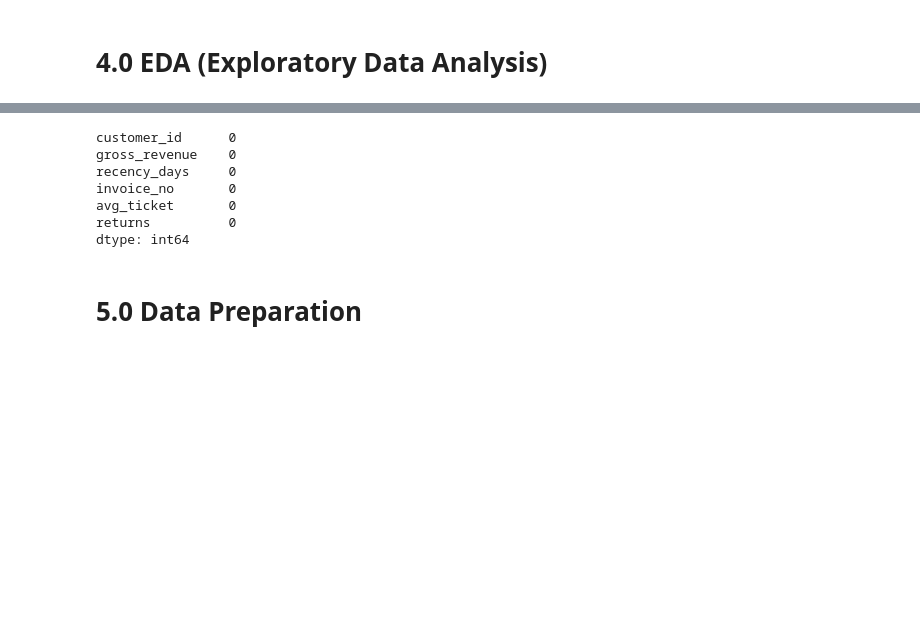
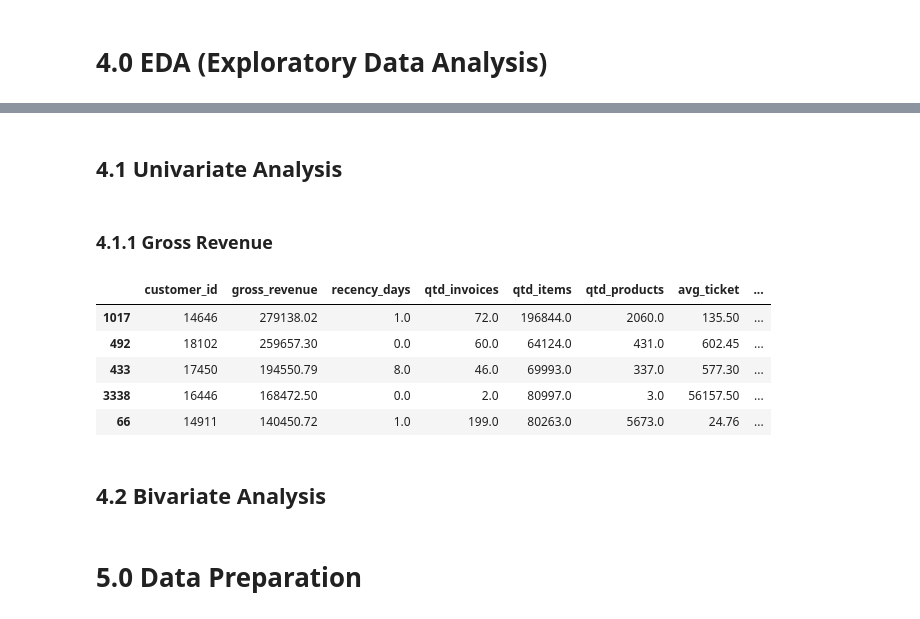
Before and after one commit to IanAndMendesDS/ds_fidelidade, a Jupyter notebook: notebooks/m1_loyalty_program.ipynb, the cells around one changed output, grey strips where cells are left out. Cells and saved outputs as stored; diff of their text form; code cells hidden in the pictures; blank space fills up the shorter version.

```diff
--- a/notebooks/m1_loyalty_program.ipynb
+++ b/notebooks/m1_loyalty_program.ipynb
@@ -462,7 +528,9 @@ dtype: int64
 # %%
 # Number of returns
-df_returns = df2_returns[['customer_id', 'invoice_no']].drop_duplicates().groupby('customer_id').count().reset_index().rename(columns={'invoice_no': 'returns'})
+df_returns = df2_returns[['customer_id', 'quantity']].groupby('customer_id').sum().reset_index().rename(columns={'quantity': 'qtd_returns'})
+df_returns['qtd_returns'] = df_returns['qtd_returns'] * -1
+
 df_ref = pd.merge(df_ref, df_returns, how='left', on='customer_id')
-df_ref.loc[df_ref['returns'].isna(), 'returns'] = 0
+df_ref.loc[df_ref['qtd_returns'].isna(), 'qtd_returns'] = 0
 df_ref.isna().sum()
 # %% [output]
@@ -479,5 +547,0 @@ dtype: int64
-# %%
-df2_max = df2[['customer_id', 'invoice_date']].drop_duplicates().groupby('customer_id').max()
-df2_min = df2[['customer_id', 'invoice_date']].drop_duplicates().groupby('customer_id').min()
-df2_purchase = df2[['customer_id', 'invoice_date']].drop_duplicates().groupby('customer_id').count().reset_index().rename(columns=({'invoice_date' : 'purchase_no'}))
-df2_purchase.head()
@@ -517,0 +553,13 @@ dtype: int64
+# %%
+df_aux = (df2_purchase.loc[:, ['customer_id', 'invoice_no', 'quantity']].groupby(['customer_id'])
+                                                                          .agg( n_purchase = ('invoice_no', 'nunique'),
+                                                                                n_products = ('quantity', 'sum'))
+                                                                          .reset_index())
+
+# calculation
+df_aux['avg_basket_size'] = df_aux['n_products']/df_aux['n_purchase']
+
+
+# merge
+df_ref = pd.merge(df_ref, df_aux[['customer_id','avg_basket_size']], how='left', on='customer_id')
+df_ref.isna().sum()
@@ -553,0 +581,11 @@ df_ref.head()
+# %%
+df_aux = (df2_purchase.loc[:, ['customer_id', 'invoice_no', 'stock_code']].groupby(['customer_id'])
+                                                                          .agg( n_purchase = ('invoice_no', 'nunique'),
+                                                                                n_products = ('stock_code', 'count'))
+                                                                          .reset_index())
+# calculation
+df_aux['avg_unique_basket_size'] = df_aux['n_products']/df_aux['n_purchase']
+
+# merge
+df_ref = pd.merge(df_ref, df_aux[['customer_id', 'avg_unique_basket_size']], how='left', on='customer_id')
+df_ref.isna().sum()
@@ -558,10 +625,2 @@ df4 = df_ref.dropna().copy()
-# %%
-df4.isna().sum()
-# %% [output]
-customer_id      0
-gross_revenue    0
-recency_days     0
-invoice_no       0
-avg_ticket       0
-returns          0
-dtype: int64
+# %% [markdown]
+## 4.1 Univariate Analysis
@@ -568,3 +630,16 @@ dtype: int64
+# %% [markdown]
+### 4.1.1 Gross Revenue
+# %%
+df4.sort_values('gross_revenue', ascending=False).head()
+# %% [output]
+|  | customer_id | gross_revenue | recency_days | qtd_invoices | qtd_items | qtd_products | avg_ticket | ... |
+| 1017 | 14646 | 279138.02 | 1.0 | 72.0 | 196844.0 | 2060.0 | 135.50 | ... |
+| 492 | 18102 | 259657.30 | 0.0 | 60.0 | 64124.0 | 431.0 | 602.45 | ... |
+| 433 | 17450 | 194550.79 | 8.0 | 46.0 | 69993.0 | 337.0 | 577.30 | ... |
+| 3338 | 16446 | 168472.50 | 0.0 | 2.0 | 80997.0 | 3.0 | 56157.50 | ... |
+| 66 | 14911 | 140450.72 | 1.0 | 199.0 | 80263.0 | 5673.0 | 24.76 | ... |
+# %% [markdown]
+## 4.2 Bivariate Analysis
 # %% [markdown]
 # 5.0 Data Preparation
 # %%
```
Also changed, not shown: parts of 29 cells of this notebook, 1 other file.
